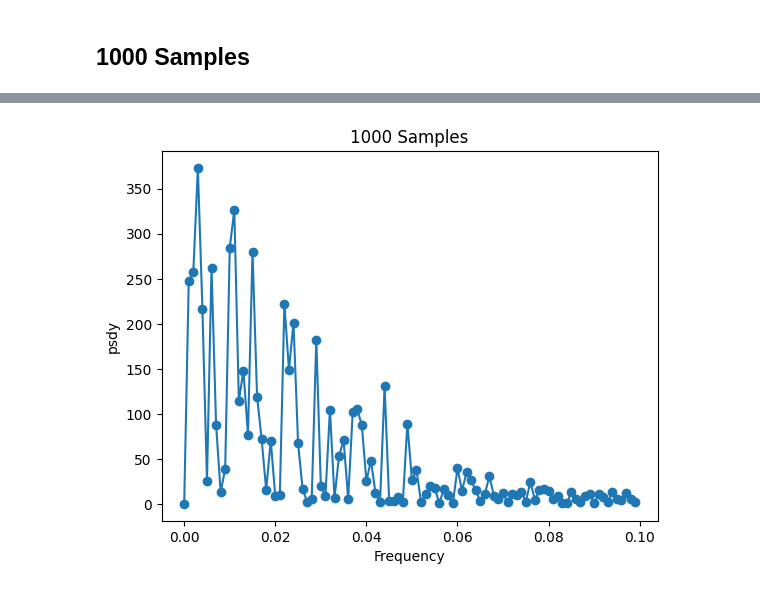
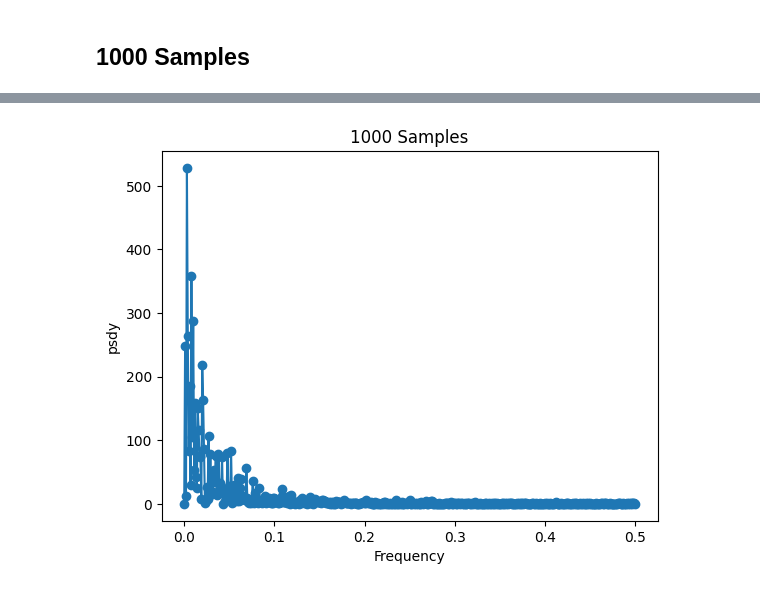
Before and after one commit to Diegs18/AdaptiveDSP, a Jupyter notebook: HW1/HW1.ipynb, the cells around one changed output, grey strips where cells are left out. Drawn from its saved outputs; the diff is of its cells as text; code cells hidden in the pictures.

```diff
--- a/HW1/HW1.ipynb
+++ b/HW1/HW1.ipynb
@@ -80,9 +80,9 @@ auto_corr_mat
 # %%
 f, psdy=sig.periodogram(y)
-plt.plot(f[0:100], psdy[0:100], marker = 'o')
+plt.plot(f, psdy, marker = 'o')
 plt.xlabel('Frequency')
 plt.ylabel('psdy')
 plt.title("1000 Samples")
 plt.show()
 # %% [output]
-[figure, old version]
+[figure, new version]
```
Also changed, not shown: parts of 5 cells of this notebook, 4 other files.
